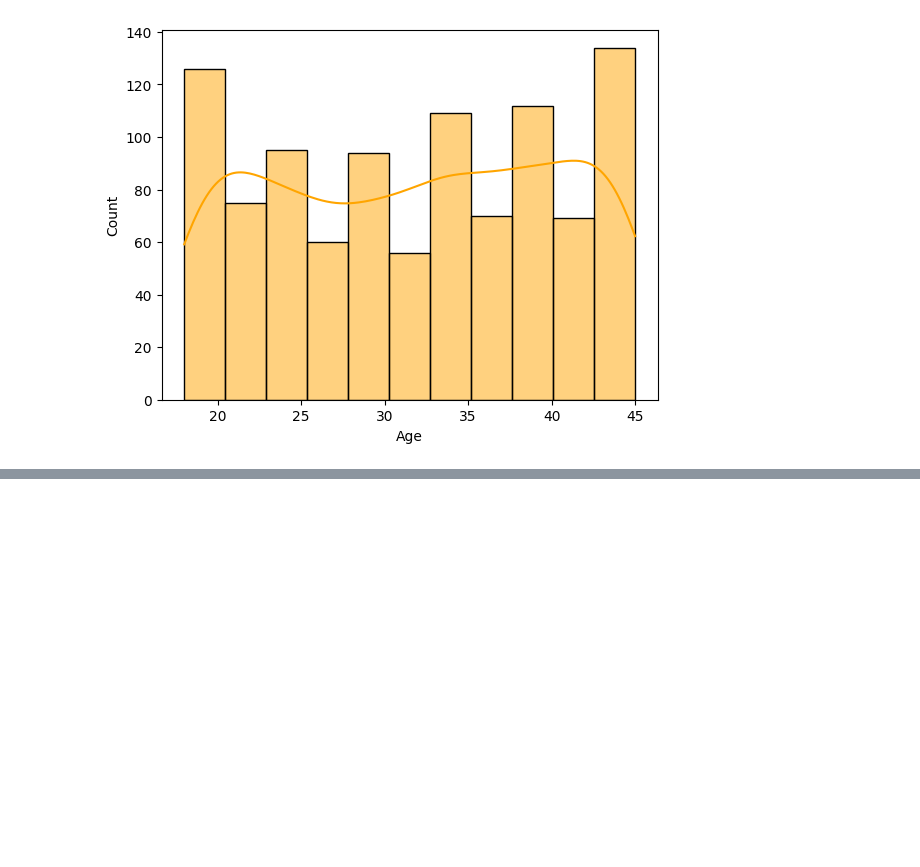
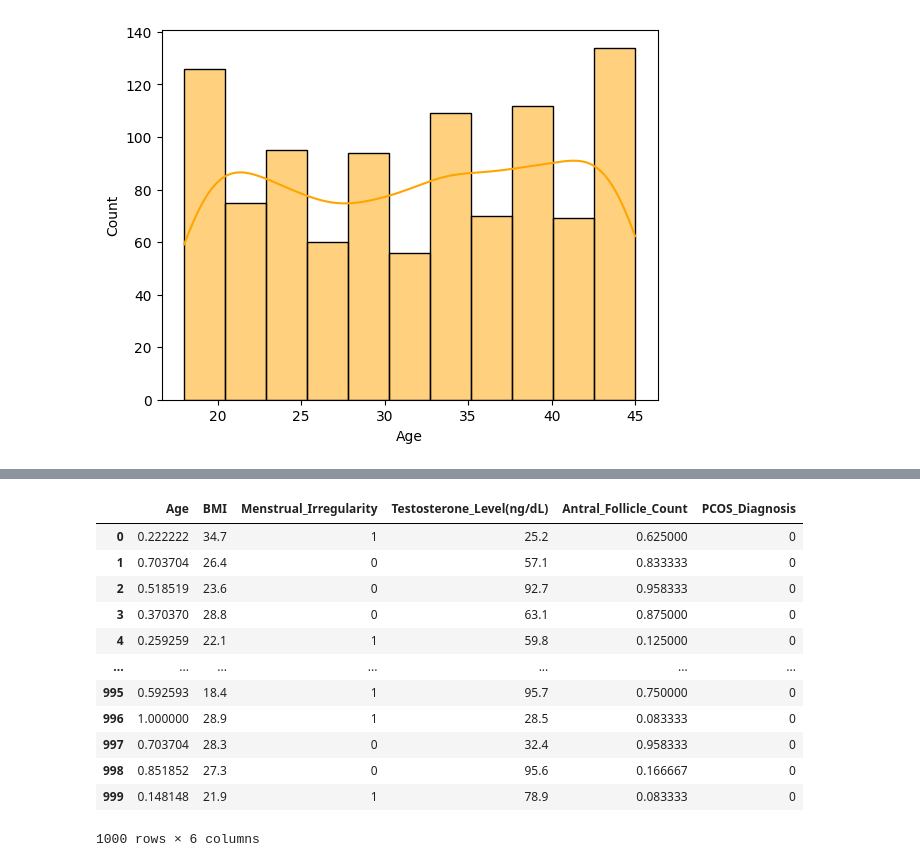
Before and after one commit to Indranil-123/Machine_learning-Projects, a Jupyter notebook: pcos-prediction-ml-dl.ipynb, the cells around one changed output, grey strips where cells are left out. Cells and saved outputs as stored; diff of their text form; code cells hidden in the pictures; blank space fills up the shorter version.

```diff
--- a/pcos-prediction-ml-dl.ipynb
+++ b/pcos-prediction-ml-dl.ipynb
@@ -84,0 +160,16 @@ plt.show()
+# %%
+df
+# %% [output]
+|  | Age | BMI | Menstrual_Irregularity | Testosterone_Level(ng/dL) | Antral_Follicle_Count | PCOS_Diagnosis |
+| 0 | 0.222222 | 34.7 | 1 | 25.2 | 0.625000 | 0 |
+| 1 | 0.703704 | 26.4 | 0 | 57.1 | 0.833333 | 0 |
+| 2 | 0.518519 | 23.6 | 0 | 92.7 | 0.958333 | 0 |
+| 3 | 0.370370 | 28.8 | 0 | 63.1 | 0.875000 | 0 |
+| 4 | 0.259259 | 22.1 | 1 | 59.8 | 0.125000 | 0 |
+| ... | ... | ... | ... | ... | ... | ... |
+| 995 | 0.592593 | 18.4 | 1 | 95.7 | 0.750000 | 0 |
+| 996 | 1.000000 | 28.9 | 1 | 28.5 | 0.083333 | 0 |
+| 997 | 0.703704 | 28.3 | 0 | 32.4 | 0.958333 | 0 |
+| 998 | 0.851852 | 27.3 | 0 | 95.6 | 0.166667 | 0 |
+| 999 | 0.148148 | 21.9 | 1 | 78.9 | 0.083333 | 0 |
+1000 rows × 6 columns
```
Also changed, not shown: parts of 23 cells of this notebook.
